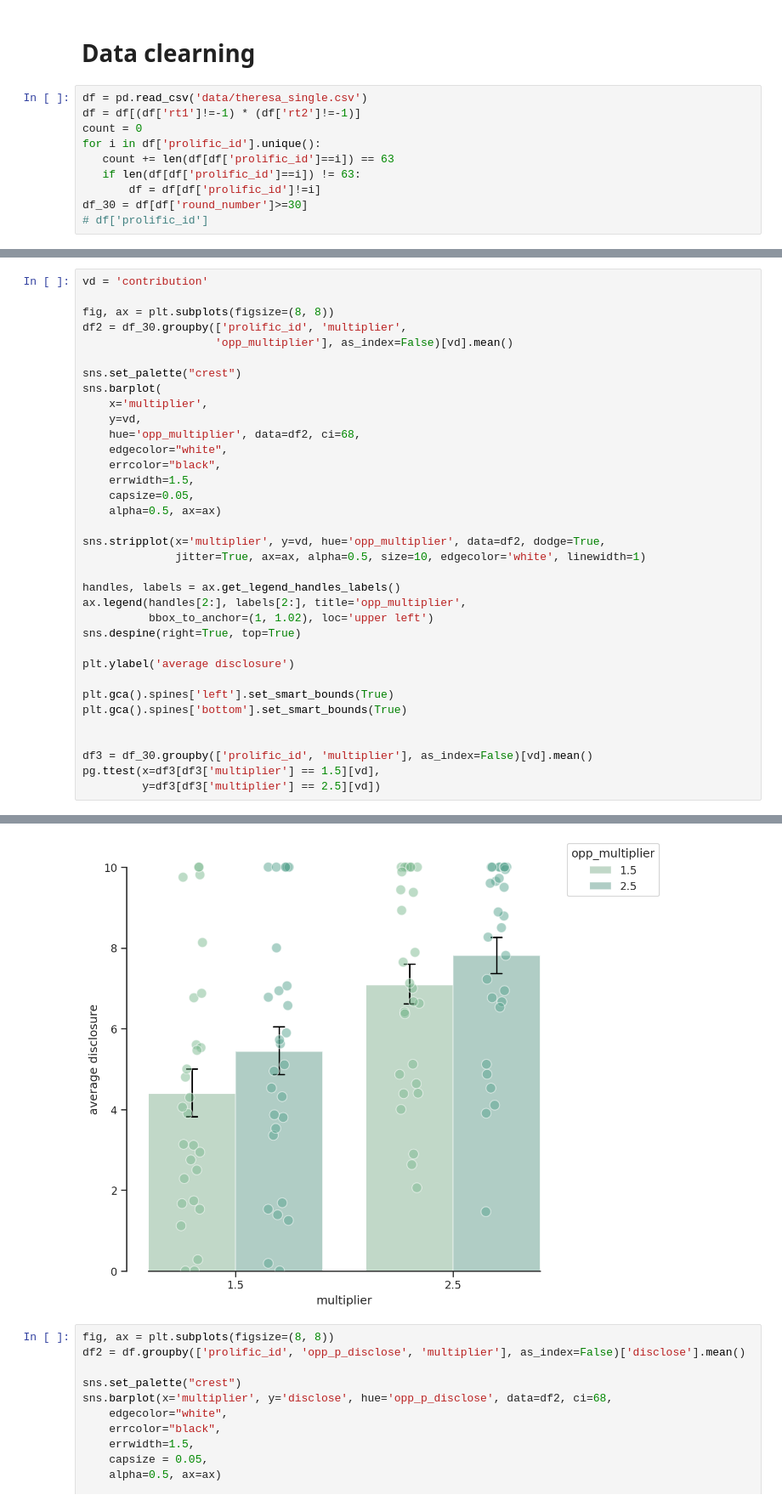
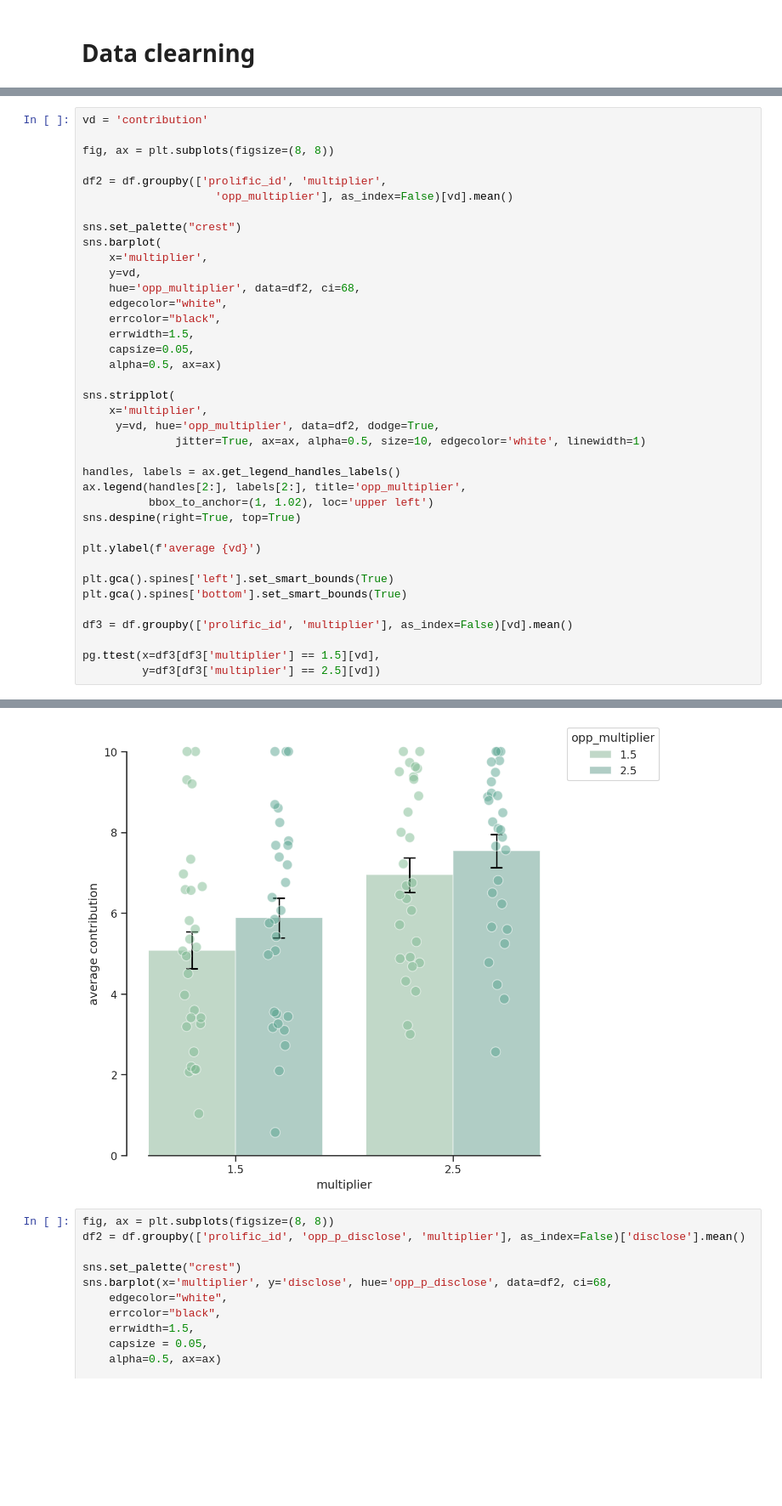
Before and after one commit to bsgarcia/CovidGoodGameAnalysis, a Jupyter notebook: analysis_single.ipynb, the cells around one changed output, grey strips where cells are left out. Shown at 85% size. Cells and saved outputs as stored; diff of their text form; blank space fills up the shorter version.

```diff
--- a/analysis_single.ipynb
+++ b/analysis_single.ipynb
@@ -17,12 +97,2 @@ Set the environment variable OUTDATED_IGNORE=1 to disable these warnings.
 # %% [markdown]
 # Data clearning
-# %%
-df = pd.read_csv('data/theresa_single.csv')
-df = df[(df['rt1']!=-1) * (df['rt2']!=-1)]
-count = 0
-for i in df['prolific_id'].unique():
-   count += len(df[df['prolific_id']==i]) == 63
-   if len(df[df['prolific_id']==i]) != 63:
-       df = df[df['prolific_id']!=i]
-df_30 = df[df['round_number']>=30]
-# df['prolific_id']
@@ -62,7 +145,8 @@ The set_smart_bounds function was deprecated in Matplotlib 3.2 and will be remov
 vd = 'contribution'
 
 fig, ax = plt.subplots(figsize=(8, 8))
-df2 = df_30.groupby(['prolific_id', 'multiplier',
+
+df2 = df.groupby(['prolific_id', 'multiplier',
                     'opp_multiplier'], as_index=False)[vd].mean()
 
 sns.set_palette("crest")
@@ -76,7 +160,9 @@ sns.barplot(
     capsize=0.05,
     alpha=0.5, ax=ax)
 
-sns.stripplot(x='multiplier', y=vd, hue='opp_multiplier', data=df2, dodge=True,
+sns.stripplot(
+    x='multiplier',
+     y=vd, hue='opp_multiplier', data=df2, dodge=True,
               jitter=True, ax=ax, alpha=0.5, size=10, edgecolor='white', linewidth=1)
 
 handles, labels = ax.get_legend_handles_labels()
@@ -84,13 +170,13 @@ ax.legend(handles[2:], labels[2:], title='opp_multiplier',
           bbox_to_anchor=(1, 1.02), loc='upper left')
 sns.despine(right=True, top=True)
 
-plt.ylabel('average disclosure')
+plt.ylabel(f'average {vd}')
 
 plt.gca().spines['left'].set_smart_bounds(True)
 plt.gca().spines['bottom'].set_smart_bounds(True)
 
+df3 = df.groupby(['prolific_id', 'multiplier'], as_index=False)[vd].mean()
 
-df3 = df_30.groupby(['prolific_id', 'multiplier'], as_index=False)[vd].mean()
 pg.ttest(x=df3[df3['multiplier'] == 1.5][vd],
          y=df3[df3['multiplier'] == 2.5][vd])
 # %% [output]
@@ -103,4 +189,4 @@ The set_smart_bounds function was deprecated in Matplotlib 3.2 and will be remov
-[figure, old version]
+[figure, new version]
 # %%
 fig, ax = plt.subplots(figsize=(8, 8))
 df2 = df.groupby(['prolific_id', 'opp_p_disclose', 'multiplier'], as_index=False)['disclose'].mean()
```
Also changed, not shown: parts of 4 cells of this notebook.
